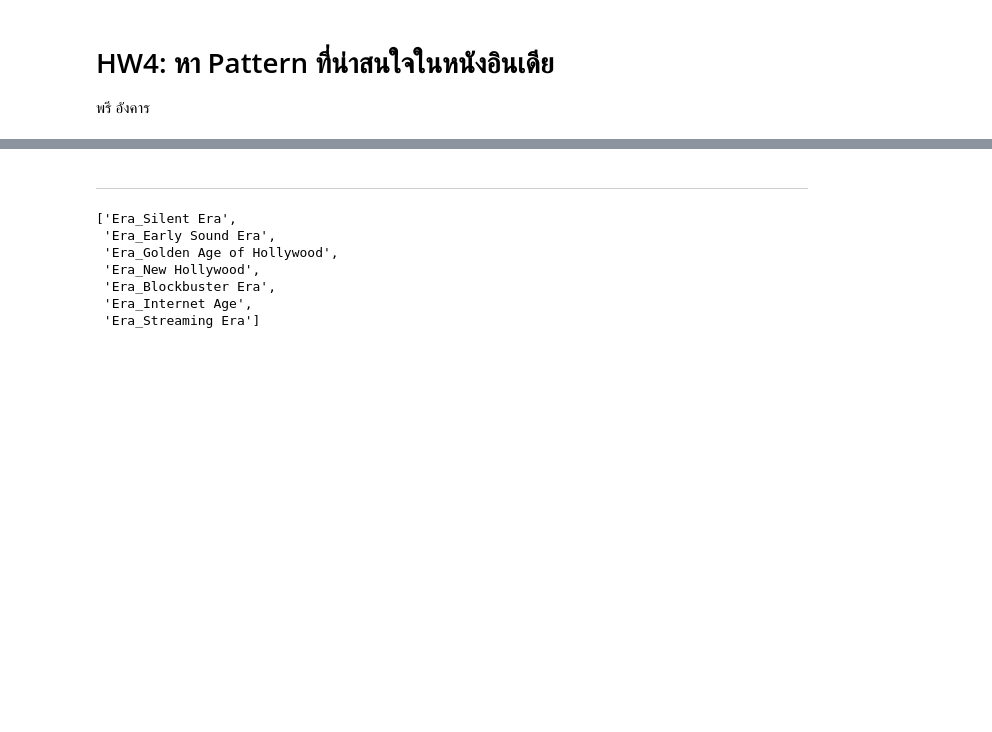
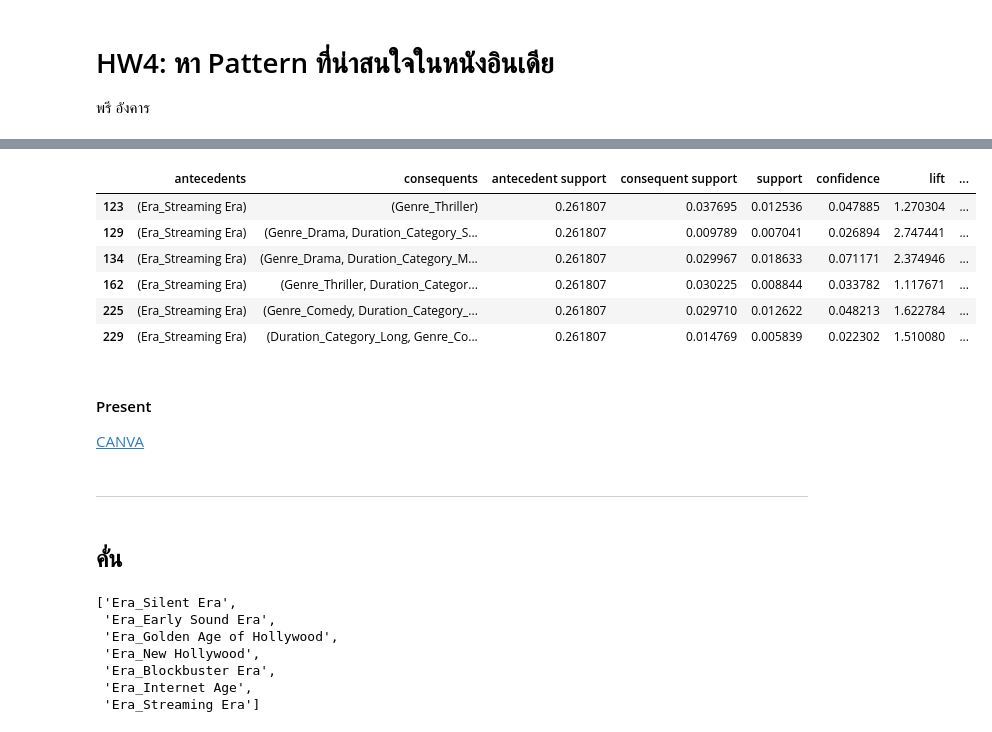
Before and after one commit to sasi-nk/BSC_DPDM2025, a Jupyter notebook: Ch4_Frequent_Patterns_(Association_Rules).ipynb, the cells around one changed output, grey strips where cells are left out. Drawn from its saved outputs; the diff is of its cells as text; code cells hidden in the pictures; blank space fills up the shorter version.

```diff
--- a/Ch4_Frequent_Patterns_(Association_Rules).ipynb
+++ b/Ch4_Frequent_Patterns_(Association_Rules).ipynb
@@ -1174,7 +1310,27 @@ rules[rules["antecedents"].astype(str).str.contains("Director")]
+# %%
+pattern6 = rules[
+    rules["antecedents"].astype(str).str.contains("Era_Streaming Era") &
+    ~rules["antecedents"].astype(str).str.contains(",")
+]
+pattern6.tail(6)
+# %% [output]
+|  | antecedents | consequents | antecedent support | consequent support | support | confidence | lift | ... |
+| 123 | (Era_Streaming Era) | (Genre_Thriller) | 0.261807 | 0.037695 | 0.012536 | 0.047885 | 1.270304 | ... |
+| 129 | (Era_Streaming Era) | (Genre_Drama, Duration_Category_S... | 0.261807 | 0.009789 | 0.007041 | 0.026894 | 2.747441 | ... |
+| 134 | (Era_Streaming Era) | (Genre_Drama, Duration_Category_M... | 0.261807 | 0.029967 | 0.018633 | 0.071171 | 2.374946 | ... |
+| 162 | (Era_Streaming Era) | (Genre_Thriller, Duration_Categor... | 0.261807 | 0.030225 | 0.008844 | 0.033782 | 1.117671 | ... |
+| 225 | (Era_Streaming Era) | (Genre_Comedy, Duration_Category_... | 0.261807 | 0.029710 | 0.012622 | 0.048213 | 1.622784 | ... |
+| 229 | (Era_Streaming Era) | (Duration_Category_Long, Genre_Co... | 0.261807 | 0.014769 | 0.005839 | 0.022302 | 1.510080 | ... |
+# %% [markdown]
+#### Present
+
+[CANVA](https://www.canva.com/design/DAHAEFBtuUg/8RE5lR94mImU5T4tLjrcHQ/edit?utm_content=DAHAEFBtuUg&utm_campaign=designshare&utm_medium=link2&utm_source=sharebutton)
 # %% [markdown]
 
 
 ---
+# %% [markdown]
+## คั่น
 # %%
 [col for col in data_apri.columns if col.startswith('Era')]
 # %% [output]
```
Also changed, not shown: parts of 25 cells of this notebook.
